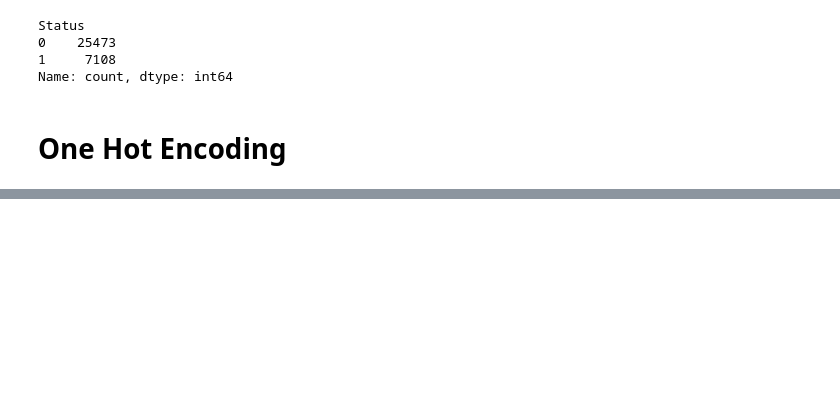
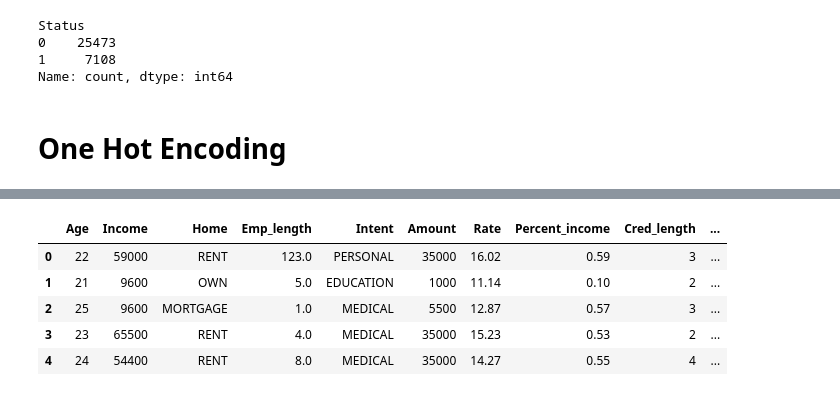
Before and after one commit to DilshanMadhusanka/Bank---Loan---Prediction-Machine-Learning-Model, a Jupyter notebook: Bank Loan Risk Predition.ipynb, the cells around one changed output, grey strips where cells are left out. Cells and saved outputs as stored; diff of their text form; code cells hidden in the pictures; blank space fills up the shorter version.

```diff
--- a/Bank Loan Risk Predition.ipynb
+++ b/Bank Loan Risk Predition.ipynb
@@ -278,0 +293,9 @@ Name: count, dtype: int64
+# %%
+data.head()
+# %% [output]
+|  | Age | Income | Home | Emp_length | Intent | Amount | Rate | Percent_income | Cred_length | ... |
+| 0 | 22 | 59000 | RENT | 123.0 | PERSONAL | 35000 | 16.02 | 0.59 | 3 | ... |
+| 1 | 21 | 9600 | OWN | 5.0 | EDUCATION | 1000 | 11.14 | 0.10 | 2 | ... |
+| 2 | 25 | 9600 | MORTGAGE | 1.0 | MEDICAL | 5500 | 12.87 | 0.57 | 3 | ... |
+| 3 | 23 | 65500 | RENT | 4.0 | MEDICAL | 35000 | 15.23 | 0.53 | 2 | ... |
+| 4 | 24 | 54400 | RENT | 8.0 | MEDICAL | 35000 | 14.27 | 0.55 | 4 | ... |
```
Also changed, not shown: parts of 24 cells of this notebook.
